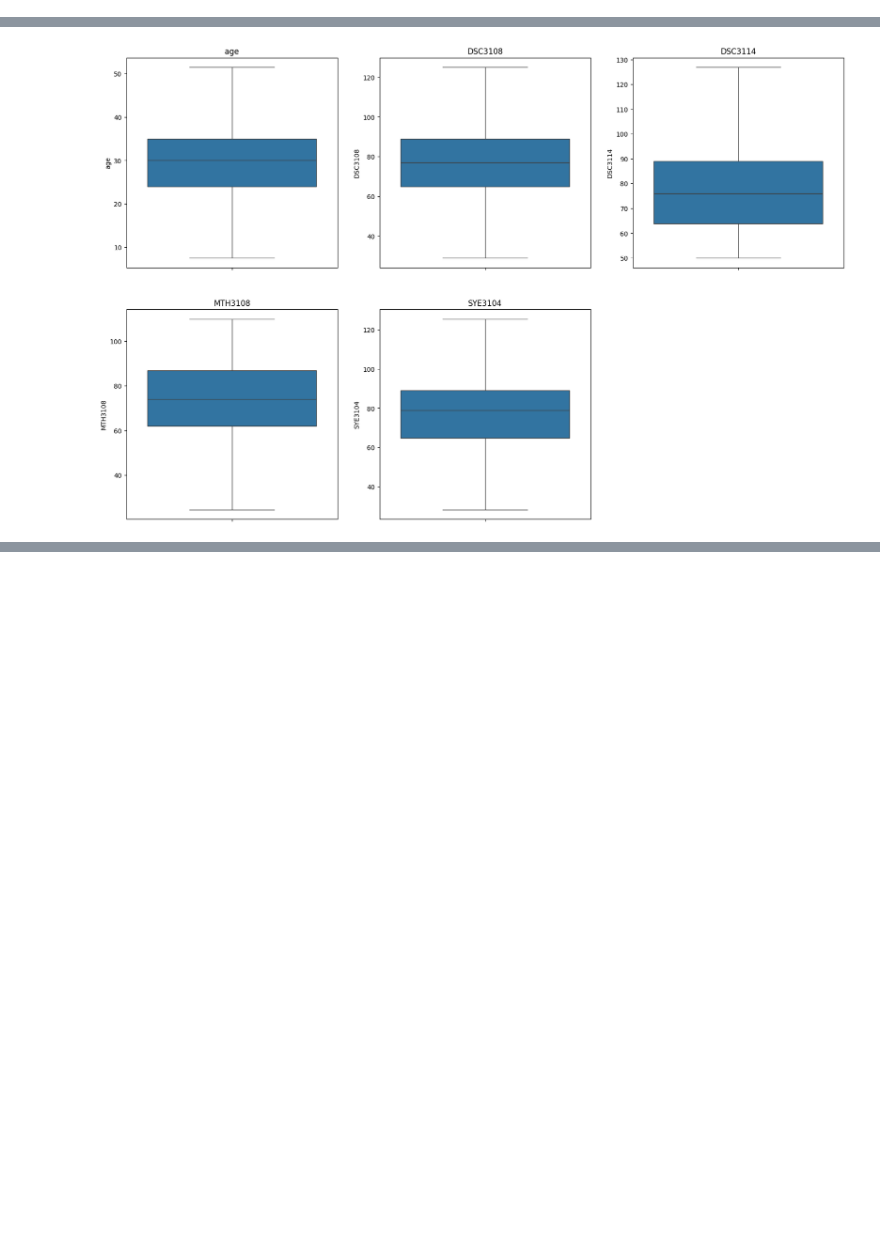
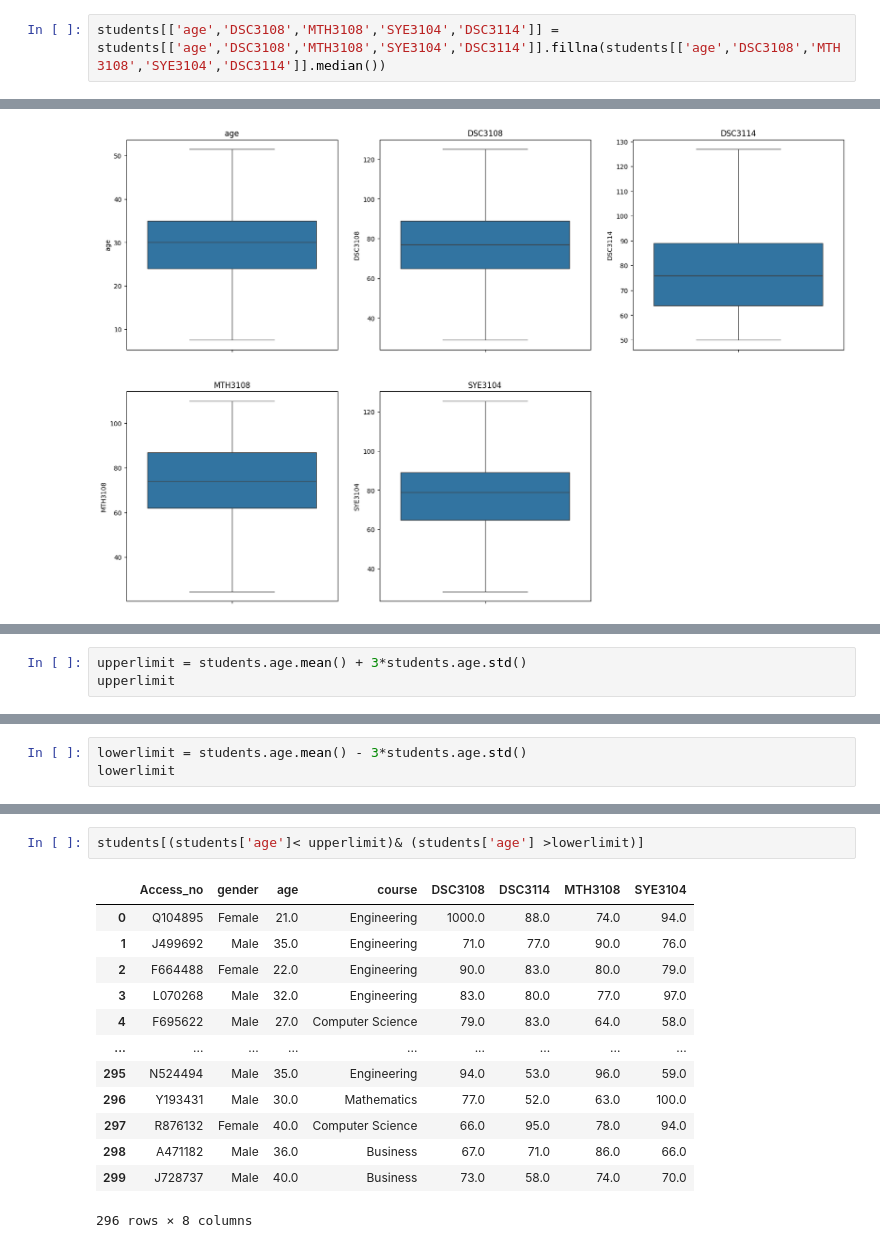
Before and after one commit to lynn-sketch/DATA-MINING-AND-WRANGLING, a Jupyter notebook: monday.ipynb, the cells around one changed output, grey strips where cells are left out. Saved outputs shown, nothing was run; the diff lists cells and outputs as text; blank space fills up the shorter version.

```diff
--- a/monday.ipynb
+++ b/monday.ipynb
@@ -99,3 +79,5 @@ remove_missing_values(num_data)
+# %%
+students[['age','DSC3108','MTH3108','SYE3104','DSC3114']] = students[['age','DSC3108','MTH3108','SYE3104','DSC3114']].fillna(students[['age','DSC3108','MTH3108','SYE3104','DSC3114']].median())
 # %%
 num_data.isna().sum()
 # %% [output]
@@ -181,0 +186,3 @@ visual2(num_data)
+# %%
+upperlimit = students.age.mean() + 3*students.age.std()
+upperlimit
@@ -181,0 +191,3 @@ visual2(num_data)
+# %%
+lowerlimit = students.age.mean() - 3*students.age.std()
+lowerlimit
@@ -181,0 +204,16 @@ visual2(num_data)
+# %%
+students[(students['age']< upperlimit)& (students['age'] >lowerlimit)]
+# %% [output]
+|  | Access_no | gender | age | course | DSC3108 | DSC3114 | MTH3108 | SYE3104 |
+| 0 | Q104895 | Female | 21.0 | Engineering | 1000.0 | 88.0 | 74.0 | 94.0 |
+| 1 | J499692 | Male | 35.0 | Engineering | 71.0 | 77.0 | 90.0 | 76.0 |
+| 2 | F664488 | Female | 22.0 | Engineering | 90.0 | 83.0 | 80.0 | 79.0 |
+| 3 | L070268 | Male | 32.0 | Engineering | 83.0 | 80.0 | 77.0 | 97.0 |
+| 4 | F695622 | Male | 27.0 | Computer Science | 79.0 | 83.0 | 64.0 | 58.0 |
+| ... | ... | ... | ... | ... | ... | ... | ... | ... |
+| 295 | N524494 | Male | 35.0 | Engineering | 94.0 | 53.0 | 96.0 | 59.0 |
+| 296 | Y193431 | Male | 30.0 | Mathematics | 77.0 | 52.0 | 63.0 | 100.0 |
+| 297 | R876132 | Female | 40.0 | Computer Science | 66.0 | 95.0 | 78.0 | 94.0 |
+| 298 | A471182 | Male | 36.0 | Business | 67.0 | 71.0 | 86.0 | 66.0 |
+| 299 | J728737 | Male | 40.0 | Business | 73.0 | 58.0 | 74.0 | 70.0 |
+296 rows × 8 columns
```
Also changed, not shown: parts of 9 cells of this notebook.
